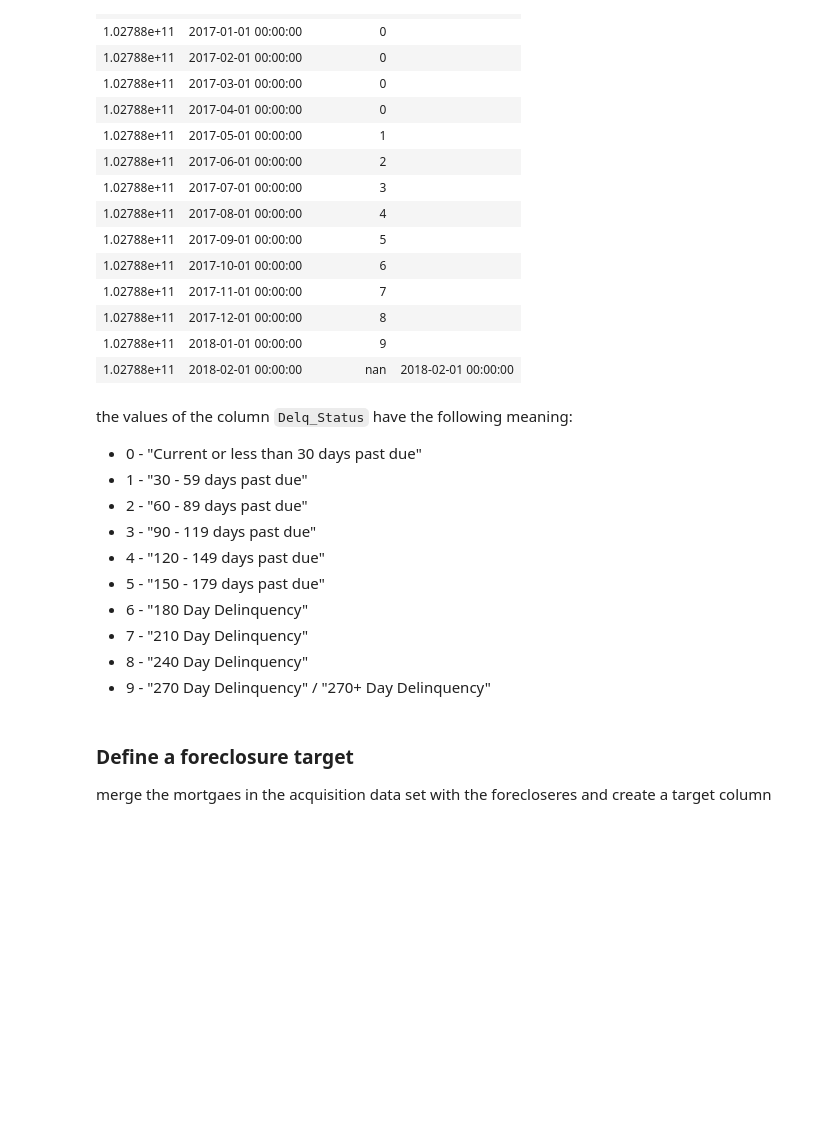
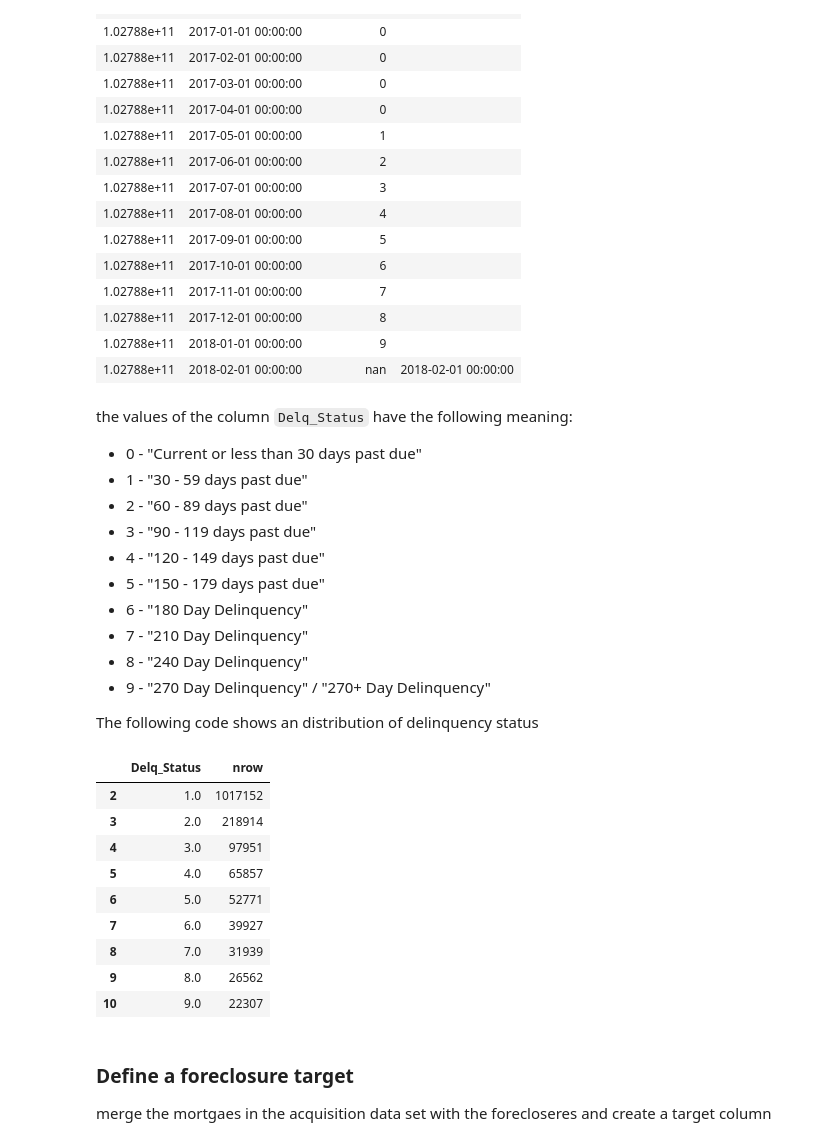
Before and after one commit to longhowlam/fanniemae_family_loans, a Jupyter notebook: h2o_modeling.ipynb, the cells around one changed output. Saved outputs shown, nothing was run; the diff lists cells and outputs as text; code cells hidden in the pictures; blank space fills up the shorter version.

Commit message:
overview deliq status

```diff
--- a/h2o_modeling.ipynb
+++ b/h2o_modeling.ipynb
@@ -186,6 +172,28 @@ the values of the column `Delq_Status` have the following meaning:
 * 7 - "210 Day Delinquency"
 * 8 - "240 Day Delinquency"
 * 9 - "270 Day Delinquency" / "270+ Day Delinquency"
+
+The following code shows an distribution of delinquency status
+# %%
+del_status = h2o.as_list(
+    performance
+    .group_by(["Delq_Status"])
+    .count()
+    .get_frame()
+)
+# %%
+del_status.query("0 < Delq_Status < 10")
+# %% [output]
+|  | Delq_Status | nrow |
+| 2 | 1.0 | 1017152 |
+| 3 | 2.0 | 218914 |
+| 4 | 3.0 | 97951 |
+| 5 | 4.0 | 65857 |
+| 6 | 5.0 | 52771 |
+| 7 | 6.0 | 39927 |
+| 8 | 7.0 | 31939 |
+| 9 | 8.0 | 26562 |
+| 10 | 9.0 | 22307 |
 # %% [markdown]
 ### Define a foreclosure target
 
```
Also changed, not shown: parts of 4 cells of this notebook, 1 other file.
